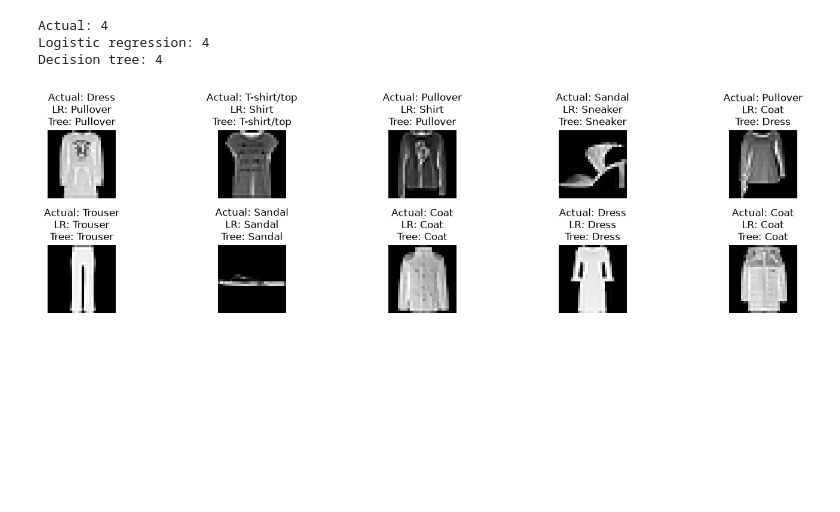
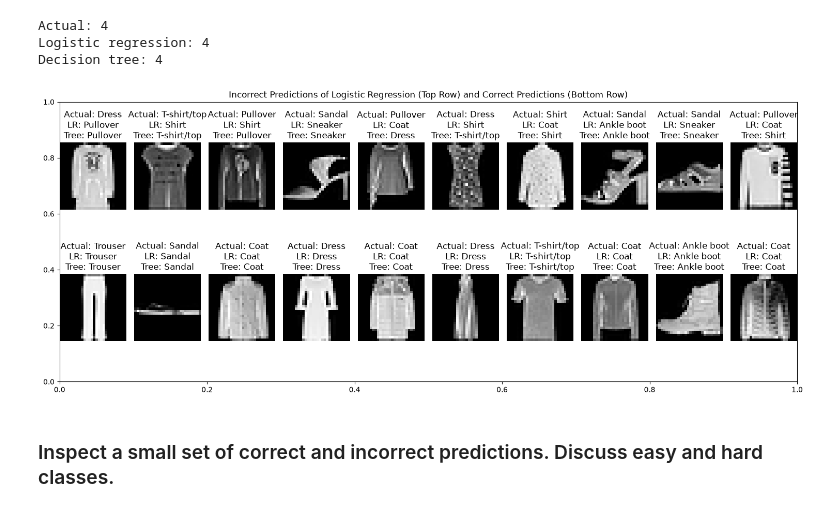
Before and after one commit to JCYuhei/NLP-Model-Investigation-Fashion-MNIST, a Jupyter notebook: coursework.ipynb, the cells around one changed output. Saved outputs shown, nothing was run; the diff lists cells and outputs as text; code cells hidden in the pictures; blank space fills up the shorter version.

Commit message:
Discuss easy and hard classes + Initial implementation of testing complexity

```diff
--- a/coursework.ipynb
+++ b/coursework.ipynb
@@ -421,45 +423,48 @@ Decision tree: 4
 correct = []
 incorrect = []
 
-#Loop through the predicted labels and compare them to the actual labels. If they match then add the index to the "correct" list, otherwise add to "incorrect".
+#Loop through the predicted labels and compare them to the actual labels. If they match then add the index to the "correct" list, otherwise add to "incorrect". This is for logistic regression
 for i in range(len(y_val)):
     if lr_val_predictions[i] == y_val[i]:
         correct.append(i)
     else:
         incorrect.append(i)
     #Set a stopping condition to only get a small set as stated in the brief
-    if len(correct) >= 5 and len(incorrect) >= 5:
+    if len(correct) >= 10 and len(incorrect) >= 10:
         break
 # %%
-plt.figure(figsize=(15, 4))
+plt.figure(figsize=(15, 6))
+plt.title("Incorrect Predictions of Logistic Regression (Top Row) and Correct Predictions (Bottom Row)")
 
-#Plot the inccorect predictions from subplots 1 to 5
-for position in range(5):
+#Plot the inccorect predictions from subplots 1 to 10
+for position in range(10):
     i = incorrect[position]
 
-    plt.subplot(2, 5, position + 1)
+    plt.subplot(2, 10, position + 1)
     plt.imshow(x_val[i], cmap='gray')
     plt.title(
         f"Actual: {training_data.classes[y_val[i]]}\n"
         f"LR: {training_data.classes[lr_val_predictions[i]]}\n"
         f"Tree: {training_data.classes[dt_val_predictions[i]]}"
     )
     plt.axis('off')
 
-#Plot the correct predictions from subplots 6 to 10
-for position in range(5):
+#Plot the correct predictions from subplots 11 to 20
+for position in range(10):
     i = correct[position]
 
-    plt.subplot(2, 5, position + 6)
+    plt.subplot(2, 10, position + 11)
     plt.imshow(x_val[i], cmap='gray')
     plt.title(
         f"Actual: {training_data.classes[y_val[i]]}\n"
         f"LR: {training_data.classes[lr_val_predictions[i]]}\n"
         f"Tree: {training_data.classes[dt_val_predictions[i]]}"
     )
     plt.axis('off')
 
 plt.tight_layout()
 plt.show()
 # %% [output]
-[figure, old version]
+[figure, new version]
+# %% [markdown]
+###  Inspect a small set of correct and incorrect predictions. Discuss easy and hard classes.
```
Also changed, not shown: parts of 12 cells of this notebook.
